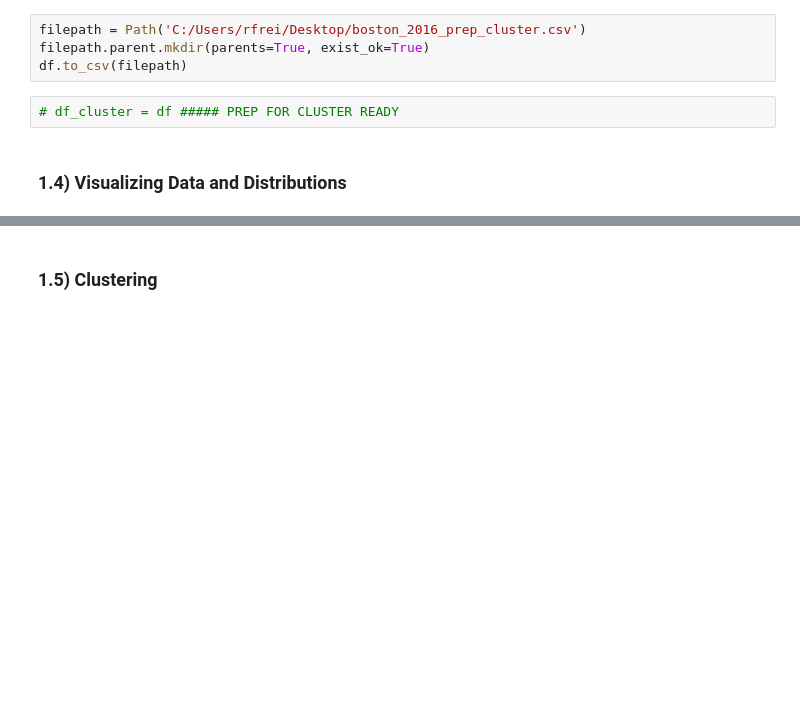
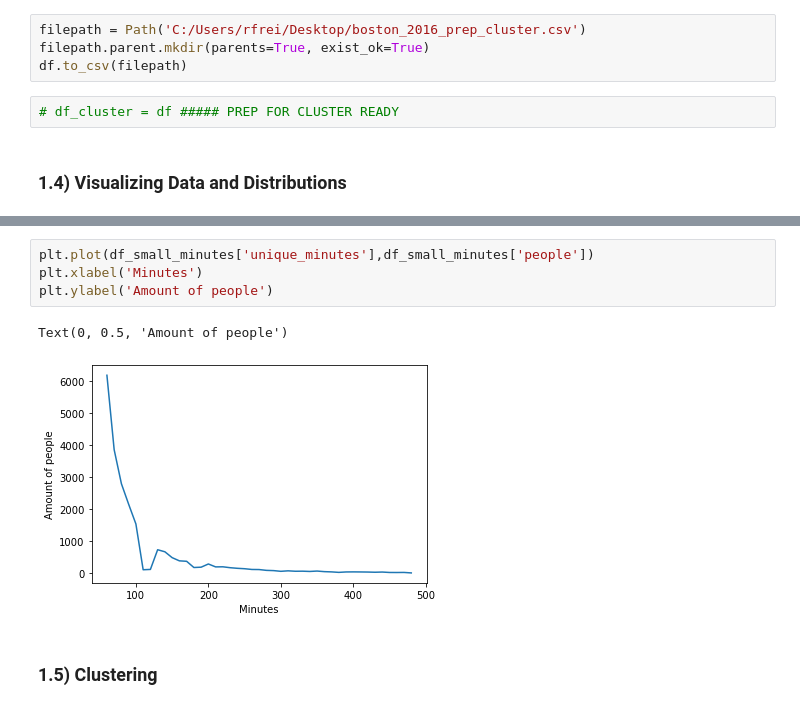
Before and after one commit to renefreitag/Data_Vipers, a Jupyter notebook: CBA/OMNI_BOOK.ipynb, the cells around one changed output, grey strips where cells are left out. Drawn from its saved outputs; the diff is of its cells as text; blank space fills up the shorter version.

```diff
--- a/CBA/OMNI_BOOK.ipynb
+++ b/CBA/OMNI_BOOK.ipynb
@@ -367,2 +612,9 @@ df.to_csv(filepath)
+# %%
+plt.plot(df_small_minutes['unique_minutes'],df_small_minutes['people'])
+plt.xlabel('Minutes')
+plt.ylabel('Amount of people')
+# %% [output]
+Text(0, 0.5, 'Amount of people')
+[figure, added]
 # %% [markdown]
 ### 1.5) Clustering
```
Also changed, not shown: parts of 54 cells of this notebook.
